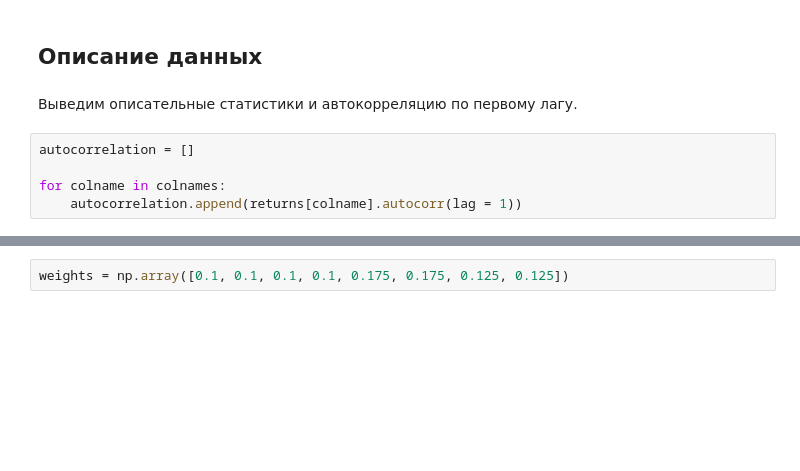
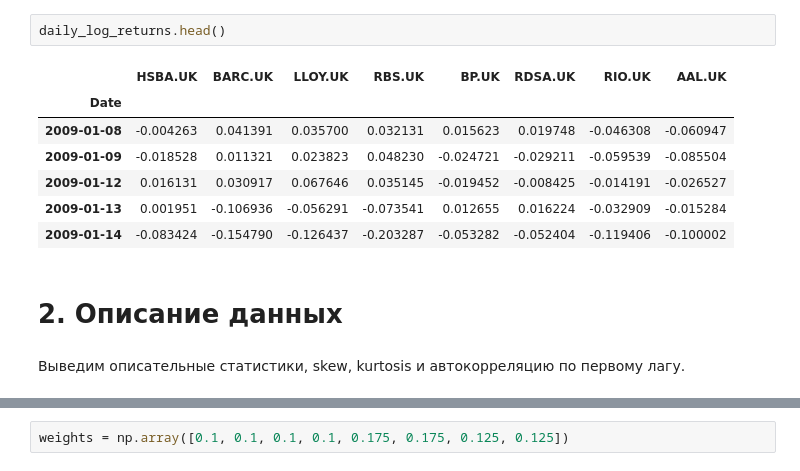
Before and after one commit to andrey-lukyanov/Risk-Management, a Jupyter notebook: Stock_analysis.ipynb, the cells around one changed output, grey strips where cells are left out. Drawn from its saved outputs; the diff is of its cells as text; blank space fills up the shorter version.

```diff
--- a/Stock_analysis.ipynb
+++ b/Stock_analysis.ipynb
@@ -21,9 +26,14 @@ returns.head()
+# %%
+daily_log_returns.head()
+# %% [output]
+|  | HSBA.UK | BARC.UK | LLOY.UK | RBS.UK | BP.UK | RDSA.UK | RIO.UK | AAL.UK |
+| Date |  |  |  |  |  |  |  |  |
+| 2009-01-08 | -0.004263 | 0.041391 | 0.035700 | 0.032131 | 0.015623 | 0.019748 | -0.046308 | -0.060947 |
+| 2009-01-09 | -0.018528 | 0.011321 | 0.023823 | 0.048230 | -0.024721 | -0.029211 | -0.059539 | -0.085504 |
+| 2009-01-12 | 0.016131 | 0.030917 | 0.067646 | 0.035145 | -0.019452 | -0.008425 | -0.014191 | -0.026527 |
+| 2009-01-13 | 0.001951 | -0.106936 | -0.056291 | -0.073541 | 0.012655 | 0.016224 | -0.032909 | -0.015284 |
+| 2009-01-14 | -0.083424 | -0.154790 | -0.126437 | -0.203287 | -0.053282 | -0.052404 | -0.119406 | -0.100002 |
 # %% [markdown]
-## Описание данных
+# 2. Описание данных
 # %% [markdown]
-Выведим описательные статистики и автокорреляцию по первому лагу.
+Выведим описательные статистики, skew, kurtosis и автокорреляцию по первому лагу.
-# %%
-autocorrelation = []
-
-for colname in colnames:
-    autocorrelation.append(returns[colname].autocorr(lag = 1))
```
Also changed, not shown: parts of 43 cells of this notebook.
